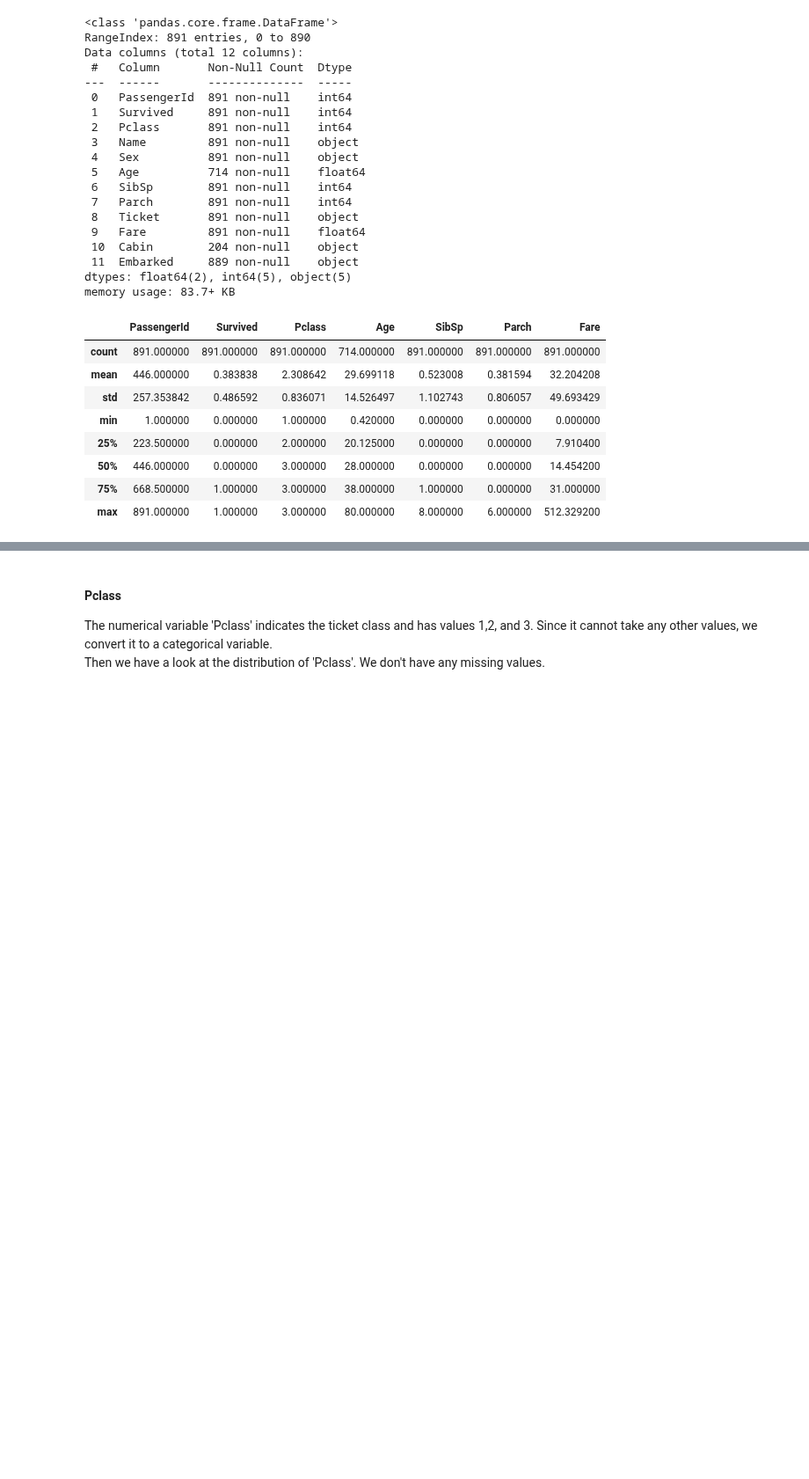
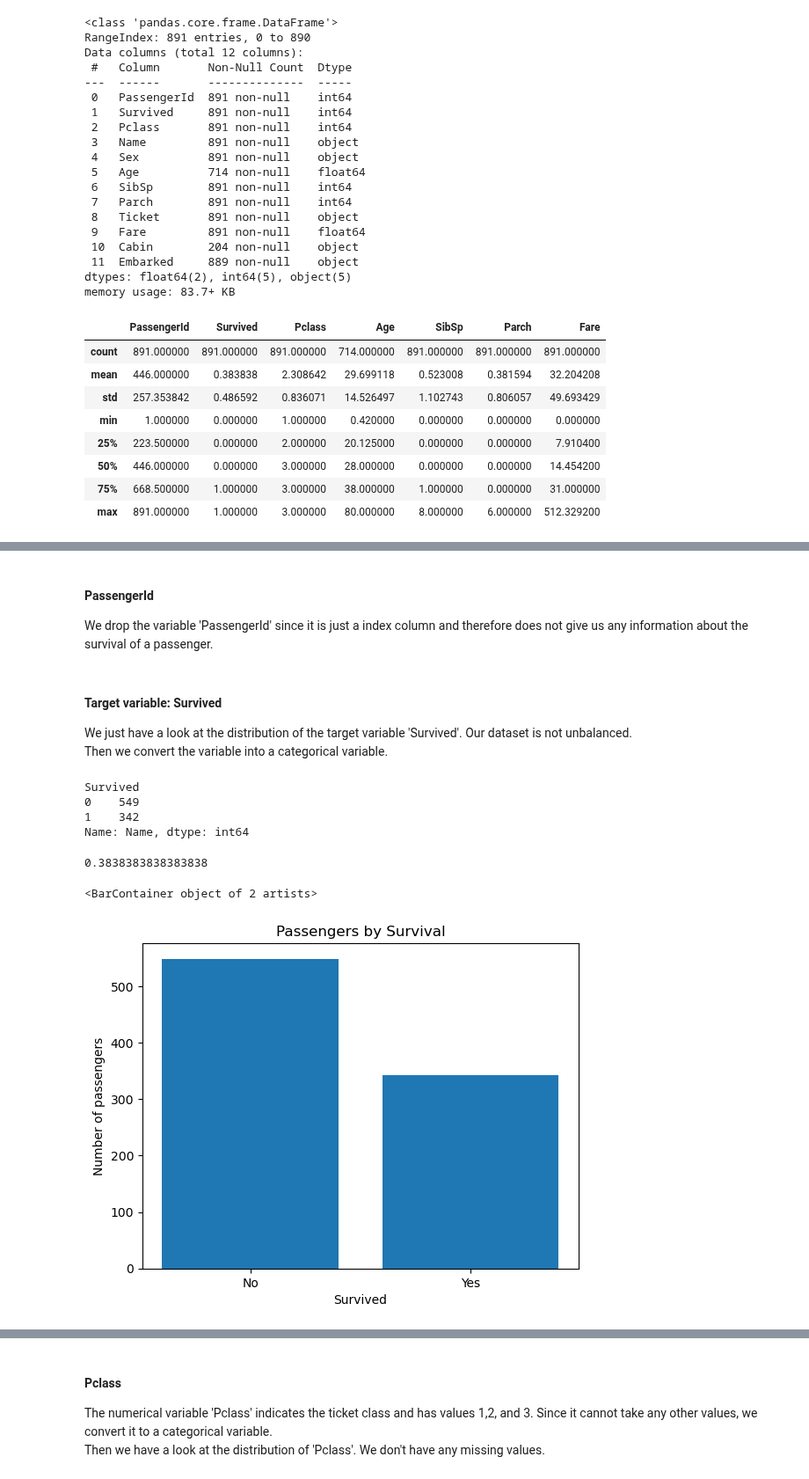
Before and after one commit to mariusjb/dm1-titanic, a Jupyter notebook: preprocessing.ipynb, the cells around one changed output, grey strips where cells are left out. Shown at 88% size. Saved outputs shown, nothing was run; the diff lists cells and outputs as text; code cells hidden in the pictures; blank space fills up the shorter version.

```diff
--- a/preprocessing.ipynb
+++ b/preprocessing.ipynb
@@ -71,0 +73,3 @@ df.drop("PassengerId", inplace=True, axis=1)
+# %% [markdown]
+#### PassengerId
+We drop the variable 'PassengerId' since it is just a index column and therefore does not give us any information about the survival of a passenger.
@@ -71,0 +79,25 @@ df.drop("PassengerId", inplace=True, axis=1)
+# %% [markdown]
+#### Target variable: Survived
+We just have a look at the distribution of the target variable 'Survived'. Our dataset is not unbalanced.
+Then we convert the variable into a categorical variable.
+# %%
+df.groupby('Survived').count()['Name']
+# %% [output]
+Survived
+0    549
+1    342
+Name: Name, dtype: int64
+# %%
+# among all passengers 38.38% survive
+df['Survived'].mean()
+# %% [output]
+0.3838383838383838
+# %%
+plt.xlabel('Survived')
+plt.ylabel('Number of passengers')
+plt.title('Passengers by Survival')
+plt.xticks(np.arange(2), ('No', 'Yes'))
+plt.bar(np.arange(2), df.groupby('Survived').count()['Name'])
+# %% [output]
+<BarContainer object of 2 artists>
+[figure, added]
```
Also changed, not shown: parts of 31 cells of this notebook.
